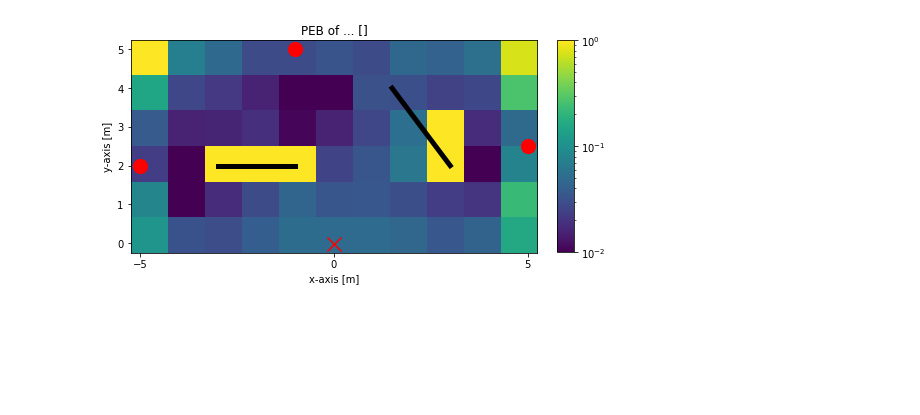
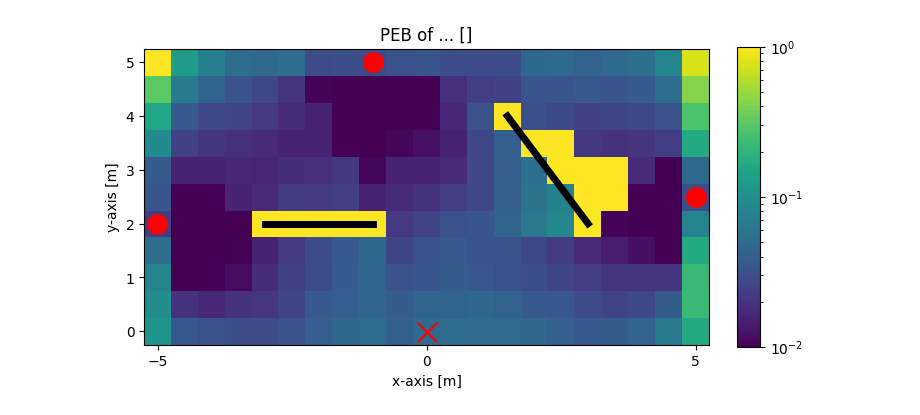
Before and after one commit to gasparyanartur/radio-optimizer, a Jupyter notebook: radio_optimizer.ipynb, the cells around one changed output. Cells and saved outputs as stored; diff of their text form; code cells hidden in the pictures; blank space fills up the shorter version.

```diff
--- a/radio_optimizer.ipynb
+++ b/radio_optimizer.ipynb
@@ -58,12 +58,15 @@ c0 = c.copy()
 (with blockage) PWM: PEB = 0.069256+0.000000j | CEB = 0.064823+0.000000j
 [figure]
 # %%
-grid_size = 1
-#grid_size = 0.5     # ~7s
+#grid_size = 1
+grid_size = 0.5     # ~7s
 #grid_size = 0.2     # ~42s
 #grid_size = 0.1     # ~160s
 
 xgrid = np.arange(-5, 5+grid_size, grid_size)
 ygrid = np.arange(0, 5+grid_size, grid_size)
+#%prun PEB_cell = c.get_PEB_cell(xgrid, ygrid, parallel=False, verbosity=1, print_runtimes=True)
 PEB_cell = c.get_PEB_cell(xgrid, ygrid, parallel=True, verbosity=1, print_runtimes=True)
+
+c.plot_PEB(PEB_cell)
 # %% [output]
@@ -71,19 +81,19 @@ Total Runtime:  3.551 [s]
 # %%
 
 PEB_mat = PEB_cell.copy()
 PEB_mat[np.isnan(PEB_cell) | (np.abs(PEB_cell) > 100)] = 100
 
-X, Y = np.meshgrid(xgrid, ygrid)
+#X, Y = np.meshgrid(xgrid, ygrid)
 
 margin = 0.25
 cbar_shrink=0.65
 
 setup_fig()
 plt.title('PEB of ... []')
 img = plt.imshow(PEB_mat.T.real, origin='lower', norm=mpl.colors.LogNorm(vmin=0.01, vmax=1), extent=[-5-margin, 5+margin, -margin, 5+margin])
 plt.colorbar(img, pad=0.04, shrink=cbar_shrink, aspect=20*cbar_shrink)
 c.plot_scene()
 
 ...;
 # %% [output]
-[figure, old version]
+[figure, new version]
```
Also changed, not shown: parts of 6 cells of this notebook, 2 other files.
